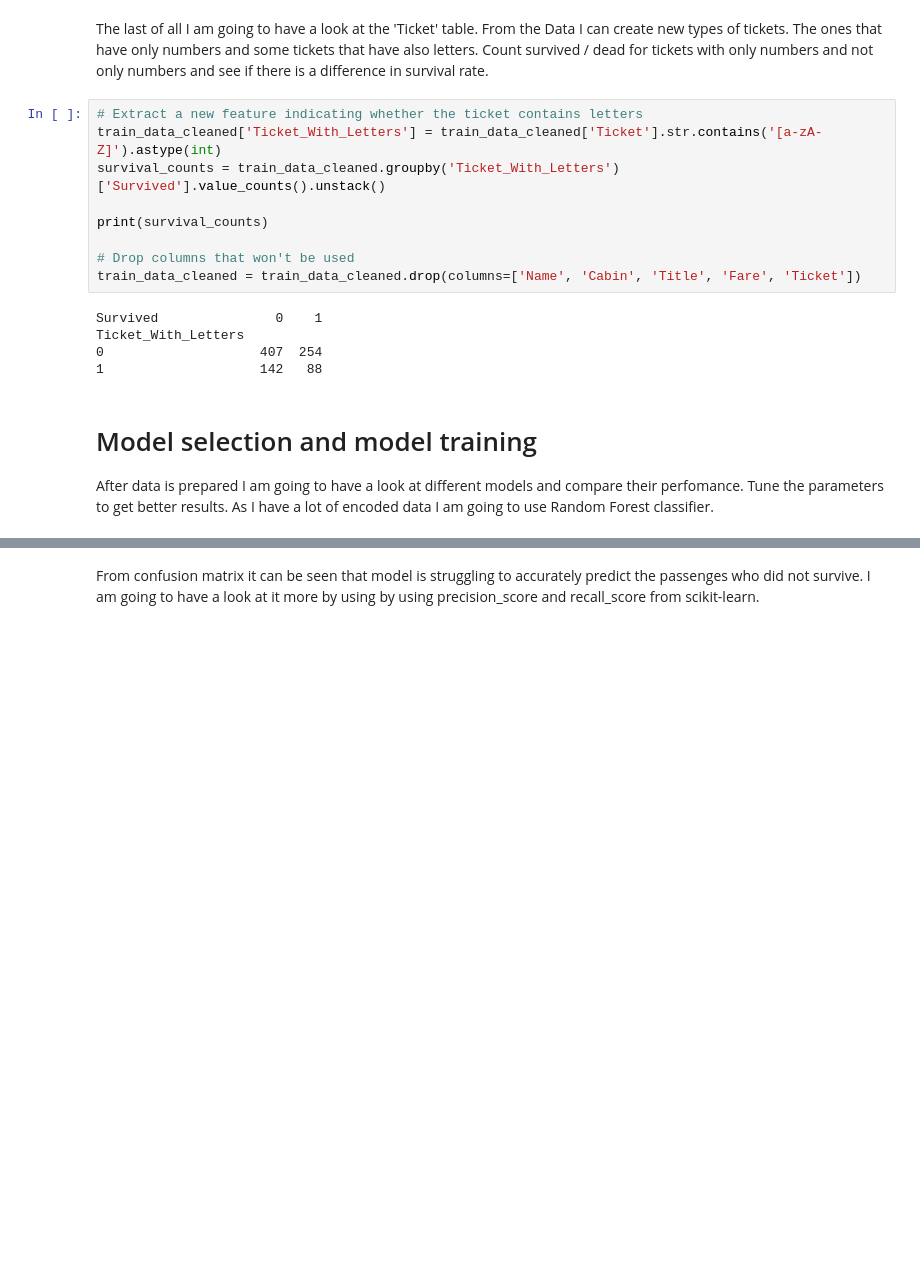
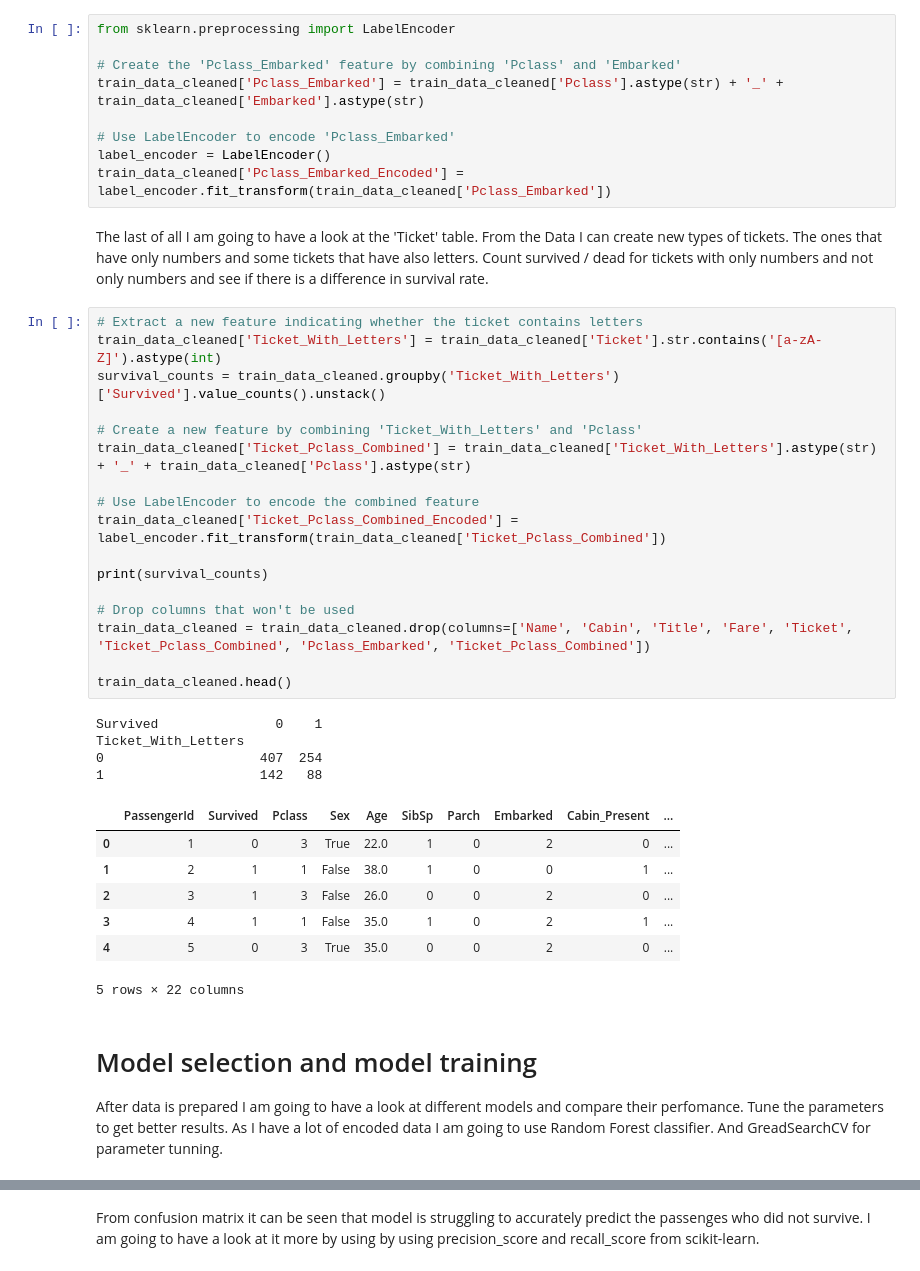
Before and after one commit to alshadani/Kaggle_Titanic, a Jupyter notebook: src/solution.ipynb, the cells around one changed output, grey strips where cells are left out. Cells and saved outputs as stored; diff of their text form; blank space fills up the shorter version.

```diff
--- a/src/solution.ipynb
+++ b/src/solution.ipynb
@@ -274,22 +266,46 @@ train_data_cleaned.head()
+# %%
+from sklearn.preprocessing import LabelEncoder
+
+# Create the 'Pclass_Embarked' feature by combining 'Pclass' and 'Embarked'
+train_data_cleaned['Pclass_Embarked'] = train_data_cleaned['Pclass'].astype(str) + '_' + train_data_cleaned['Embarked'].astype(str)
+
+# Use LabelEncoder to encode 'Pclass_Embarked'
+label_encoder = LabelEncoder()
+train_data_cleaned['Pclass_Embarked_Encoded'] = label_encoder.fit_transform(train_data_cleaned['Pclass_Embarked'])
 # %% [markdown]
 The last of all I am going to have a look at the 'Ticket' table. From the Data I can create new types of tickets. The ones that have only numbers and some tickets that have also letters. Count survived / dead for tickets with only numbers and not only numbers and see if there is a difference in survival rate.
 # %%
 # Extract a new feature indicating whether the ticket contains letters
 train_data_cleaned['Ticket_With_Letters'] = train_data_cleaned['Ticket'].str.contains('[a-zA-Z]').astype(int)
 survival_counts = train_data_cleaned.groupby('Ticket_With_Letters')['Survived'].value_counts().unstack()
 
+# Create a new feature by combining 'Ticket_With_Letters' and 'Pclass'
+train_data_cleaned['Ticket_Pclass_Combined'] = train_data_cleaned['Ticket_With_Letters'].astype(str) + '_' + train_data_cleaned['Pclass'].astype(str)
+
+# Use LabelEncoder to encode the combined feature
+train_data_cleaned['Ticket_Pclass_Combined_Encoded'] = label_encoder.fit_transform(train_data_cleaned['Ticket_Pclass_Combined'])
+
 print(survival_counts)
 
 # Drop columns that won't be used
-train_data_cleaned = train_data_cleaned.drop(columns=['Name', 'Cabin', 'Title', 'Fare', 'Ticket'])
+train_data_cleaned = train_data_cleaned.drop(columns=['Name', 'Cabin', 'Title', 'Fare', 'Ticket', 'Ticket_Pclass_Combined', 'Pclass_Embarked', 'Ticket_Pclass_Combined'])
+
+train_data_cleaned.head()
 # %% [output]
 Survived               0    1
 Ticket_With_Letters
 0                    407  254
 1                    142   88
+|  | PassengerId | Survived | Pclass | Sex | Age | SibSp | Parch | Embarked | Cabin_Present | ... |
+| 0 | 1 | 0 | 3 | True | 22.0 | 1 | 0 | 2 | 0 | ... |
+| 1 | 2 | 1 | 1 | False | 38.0 | 1 | 0 | 0 | 1 | ... |
+| 2 | 3 | 1 | 3 | False | 26.0 | 0 | 0 | 2 | 0 | ... |
+| 3 | 4 | 1 | 1 | False | 35.0 | 1 | 0 | 2 | 1 | ... |
+| 4 | 5 | 0 | 3 | True | 35.0 | 0 | 0 | 2 | 0 | ... |
+5 rows × 22 columns
 # %% [markdown]
 # Model selection and model training
-After data is prepared I am going to have a look at different models and compare their perfomance. Tune the parameters to get better results. As I have a lot of encoded data I am going to use Random Forest classifier.
+After data is prepared I am going to have a look at different models and compare their perfomance. Tune the parameters to get better results. As I have a lot of encoded data I am going to use Random Forest classifier. And GreadSearchCV for parameter tunning.
 # %%
 train_data_cleaned.columns
 # %% [output]
```
Also changed, not shown: parts of 12 cells of this notebook, 1 other file.
